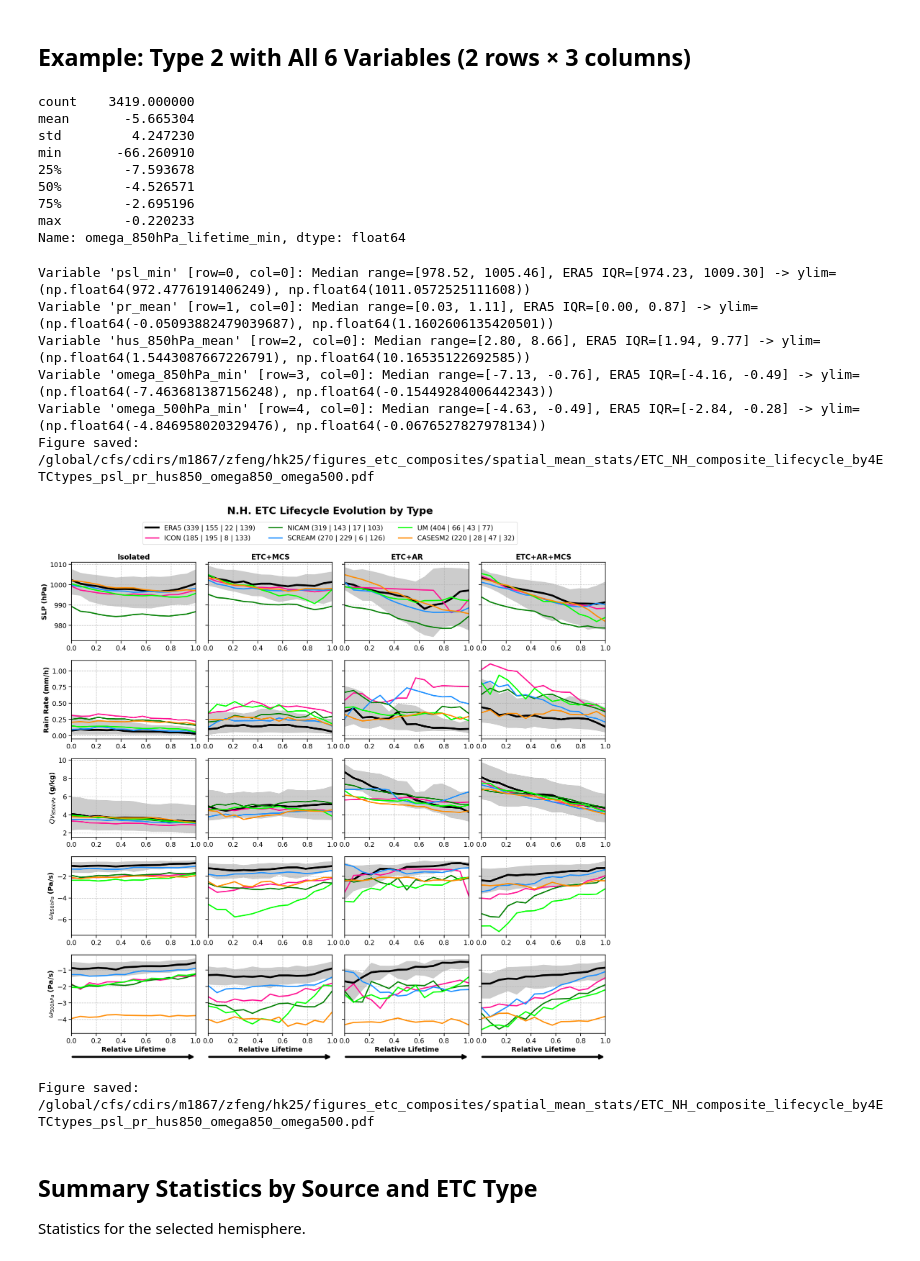
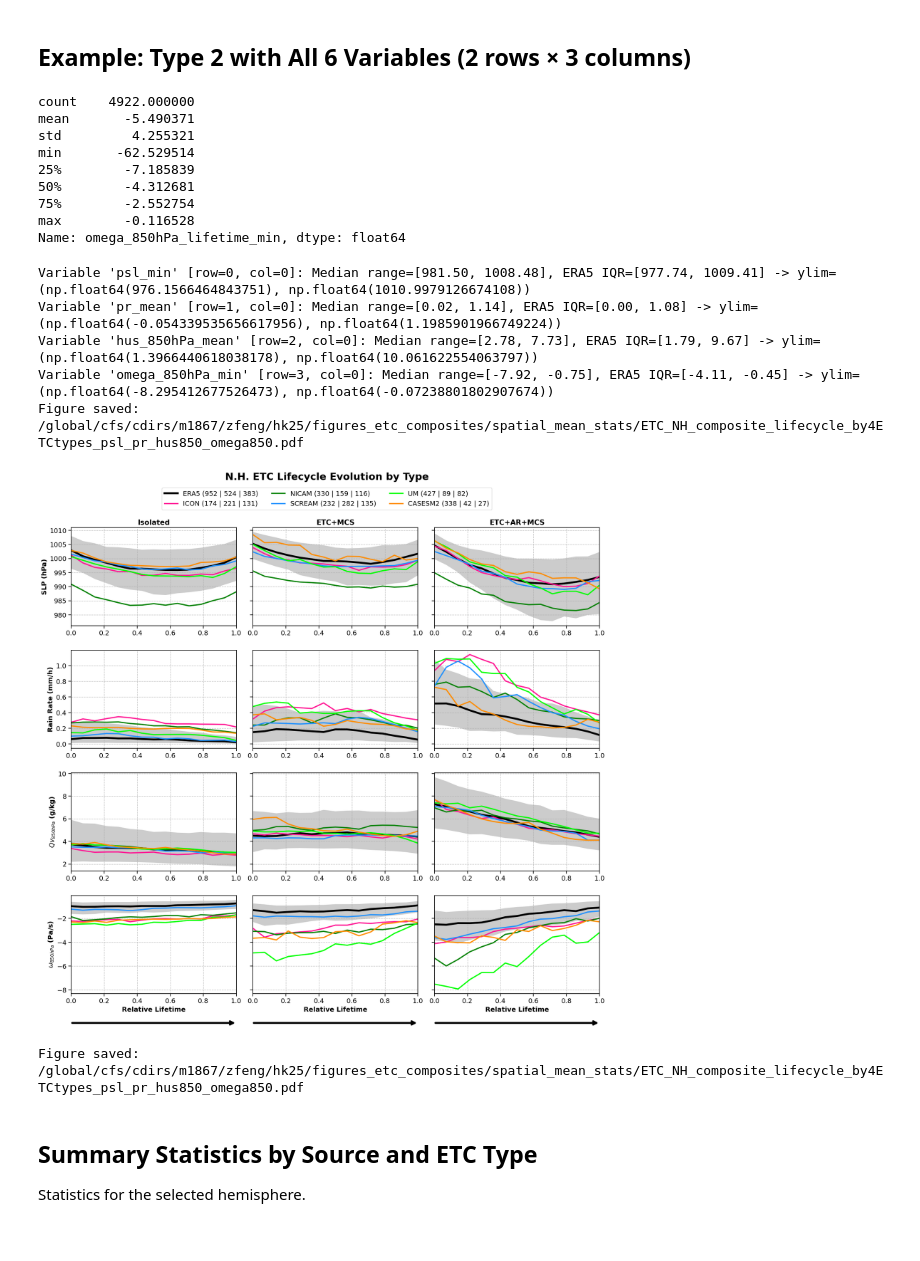
Before and after one commit to WACCEM/gsrm_cooccurrencefeature, a Jupyter notebook: notebooks/plot_etc_spatialmean_stats_multisource.ipynb, the cells around one changed output. Cells and saved outputs as stored; diff of their text form; code cells hidden in the pictures.

```diff
--- a/notebooks/plot_etc_spatialmean_stats_multisource.ipynb
+++ b/notebooks/plot_etc_spatialmean_stats_multisource.ipynb
@@ -26,6 +26,7 @@ sns.set_context("notebook", font_scale=1.5, rc={"lines.linewidth": 2.5})
 in_dir = "/pscratch/sd/w/wcmca1/hackathon/etc_data/stats/"
 
 fig_dir = "/global/cfs/cdirs/m1867/zfeng/hk25/figures_etc_composites/spatial_mean_stats/"
+os.makedirs(fig_dir, exist_ok=True)
 
 # List of data sources to compare
 sources = ["era5", "scream", "icon_d3hp003", "um_glm_n2560_RAL3p3", "nicam_gl11", "casesm2_10km_nocumulus"]
@@ -69,12 +70,14 @@ etc_colors = {
 hemisphere = 'NH'  # 'NH' for Northern Hemisphere or 'SH' for Southern Hemisphere
 nh_threshold = 20.0  # Latitude threshold for NH
 sh_threshold = -20.0  # Latitude threshold for SH
-time_resolution = 6  # hours per time step
+time_resolution = 0.25  # days per time step
 n_steps = 15  # Number of interpolation steps for lifecycle composites
 
 # ERA5 time filter
-era5_time_start = "2019-08-01"
-era5_time_end = "2020-09-01"
+# era5_time_start = "2019-08-01"
+# era5_time_end = "2020-09-01"
+era5_time_start = "2019-01-01"
+era5_time_end = "2021-12-31"
 
 # Set hemisphere-specific parameters
 if hemisphere == 'NH':
@@ -1235,20 +1245,20 @@ Figure saved: /global/cfs/cdirs/m1867/zfeng/hk25/figures_etc_composites/spatial_
 # %%
 track_stats_nh.omega_850hPa_lifetime_min.describe()
 # %% [output]
-count    3419.000000
-mean       -5.665304
-std         4.247230
-min       -66.260910
-25%        -7.593678
-50%        -4.526571
-75%        -2.695196
-max        -0.220233
+count    4922.000000
+mean       -5.490371
+std         4.255321
+min       -62.529514
+25%        -7.185839
+50%        -4.312681
+75%        -2.552754
+max        -0.116528
 Name: omega_850hPa_lifetime_min, dtype: float64
 # %%
 # Define all variables for comprehensive lifecycle comparison
 type2_variables = [
-    ['psl_min'], ['pr_mean'], ['hus_850hPa_mean'],
-    ['omega_850hPa_min'], ['omega_500hPa_min'],
+    ['psl_min'], ['pr_mean'], ['hus_850hPa_mean'], ['omega_850hPa_min'],
+    # ['omega_850hPa_min'], ['omega_500hPa_min'],
 ]
 ylims = None
 y_scaling = [
@@ -1256,14 +1266,14 @@ y_scaling = [
     [1.0],   # Row 1 (pr_mean): no scaling
     [1.0],   # Row 2 (hus_850hPa_mean): no scaling
     [1.0],   # Row 3 (omega_850hPa_min): no scaling
-    [1.0],   # Row 4 (omega_500hPa_min): no scaling
+    # [1.0],   # Row 4 (omega_500hPa_min): no scaling
 ]
 panel_ylabels = [
     ["SLP (hPa)"],
     ["Rain Rate (mm/h)"],
     ["$Qv_{850 hPa}$ (g/kg)"],
     [r"$\omega_{850 hPa}$ (Pa/s)"],
-    [r"$\omega_{500 hPa}$ (Pa/s)"],
+    # [r"$\omega_{500 hPa}$ (Pa/s)"],
 ]
 panel_titles = None
 title_loc = 'center'
@@ -1274,42 +1284,46 @@ line_colors['era5'] = 'black'  # ERA5 in black for lifecycle plots
 # Define custom source order
 source_order_custom = ['ERA5', 'ICON', 'NICAM', 'SCREAM', 'UM', 'CASESM2']
 
-figname = f"{fig_dir}ETC_{hemisphere_suffix}_composite_lifecycle_by4ETCtypes_psl_pr_hus850_omega850_omega500.pdf"
+# Select ETC types to plot (can be a subset of the 4 types)
+etc_types = ['Isolated', 'ETC+MCS', 'ETC+AR+MCS']
+
+# figname = f"{fig_dir}ETC_{hemisphere_suffix}_composite_lifecycle_by4ETCtypes_psl_pr_hus850_omega850_omega500.pdf"
+figname = f"{fig_dir}ETC_{hemisphere_suffix}_composite_lifecycle_by4ETCtypes_psl_pr_hus850_omega850.pdf"
 
 # Create lifecycle evolution plots
 fig = plot_lifecycle_evolution_by_etc_type(
     df_nh,
     track_stats_nh,
     type2_variables,
     type2_var_labels,
+    etc_types=etc_types,
     source_colors=line_colors,
     source_order=source_order_custom,
     figsize=(20, 18),
     title=f"{lat_label} ETC Lifecycle Evolution by Type",
     title_y=0.97,
     n_steps=n_steps,
     ylims=ylims, y_scaling=y_scaling,
     panel_ylabels=panel_ylabels, panel_titles=panel_titles, title_loc=title_loc,
     fontsize=14,
     legend_ncol=3,
     legend_y=0.95,
     hspace=0.25, wspace=0.3, sps_hspace=0.1, sps_wspace=0.1,
     arrow_y_loc=-0.3,
     share_y=True,
     figname=figname,
 )
 plt.show()
 
 print(f"Figure saved: {figname}")
 # %% [output]
-Variable 'psl_min' [row=0, col=0]: Median range=[978.52, 1005.46], ERA5 IQR=[974.23, 1009.30] -> ylim=(np.float64(972.4776191406249), np.float64(1011.0572525111608))
-Variable 'pr_mean' [row=1, col=0]: Median range=[0.03, 1.11], ERA5 IQR=[0.00, 0.87] -> ylim=(np.float64(-0.05093882479039687), np.float64(1.1602606135420501))
-Variable 'hus_850hPa_mean' [row=2, col=0]: Median range=[2.80, 8.66], ERA5 IQR=[1.94, 9.77] -> ylim=(np.float64(1.5443087667226791), np.float64(10.16535122692585))
-Variable 'omega_850hPa_min' [row=3, col=0]: Median range=[-7.13, -0.76], ERA5 IQR=[-4.16, -0.49] -> ylim=(np.float64(-7.463681387156248), np.float64(-0.15449284006442343))
-Variable 'omega_500hPa_min' [row=4, col=0]: Median range=[-4.63, -0.49], ERA5 IQR=[-2.84, -0.28] -> ylim=(np.float64(-4.846958020329476), np.float64(-0.0676527827978134))
-Figure saved: /global/cfs/cdirs/m1867/zfeng/hk25/figures_etc_composites/spatial_mean_stats/ETC_NH_composite_lifecycle_by4ETCtypes_psl_pr_hus850_omega850_omega500.pdf
+Variable 'psl_min' [row=0, col=0]: Median range=[981.50, 1008.48], ERA5 IQR=[977.74, 1009.41] -> ylim=(np.float64(976.1566464843751), np.float64(1010.9979126674108))
+Variable 'pr_mean' [row=1, col=0]: Median range=[0.02, 1.14], ERA5 IQR=[0.00, 1.08] -> ylim=(np.float64(-0.054339535656617956), np.float64(1.1985901966749224))
+Variable 'hus_850hPa_mean' [row=2, col=0]: Median range=[2.78, 7.73], ERA5 IQR=[1.79, 9.67] -> ylim=(np.float64(1.3966440618038178), np.float64(10.061622554063797))
+Variable 'omega_850hPa_min' [row=3, col=0]: Median range=[-7.92, -0.75], ERA5 IQR=[-4.11, -0.45] -> ylim=(np.float64(-8.295412677526473), np.float64(-0.07238801802907674))
+Figure saved: /global/cfs/cdirs/m1867/zfeng/hk25/figures_etc_composites/spatial_mean_stats/ETC_NH_composite_lifecycle_by4ETCtypes_psl_pr_hus850_omega850.pdf
-[figure, old version]
+[figure, new version]
-Figure saved: /global/cfs/cdirs/m1867/zfeng/hk25/figures_etc_composites/spatial_mean_stats/ETC_NH_composite_lifecycle_by4ETCtypes_psl_pr_hus850_omega850_omega500.pdf
+Figure saved: /global/cfs/cdirs/m1867/zfeng/hk25/figures_etc_composites/spatial_mean_stats/ETC_NH_composite_lifecycle_by4ETCtypes_psl_pr_hus850_omega850.pdf
 # %% [markdown]
 ## Summary Statistics by Source and ETC Type
 
```
Also changed, not shown: parts of 13 cells of this notebook, 30 other files.
